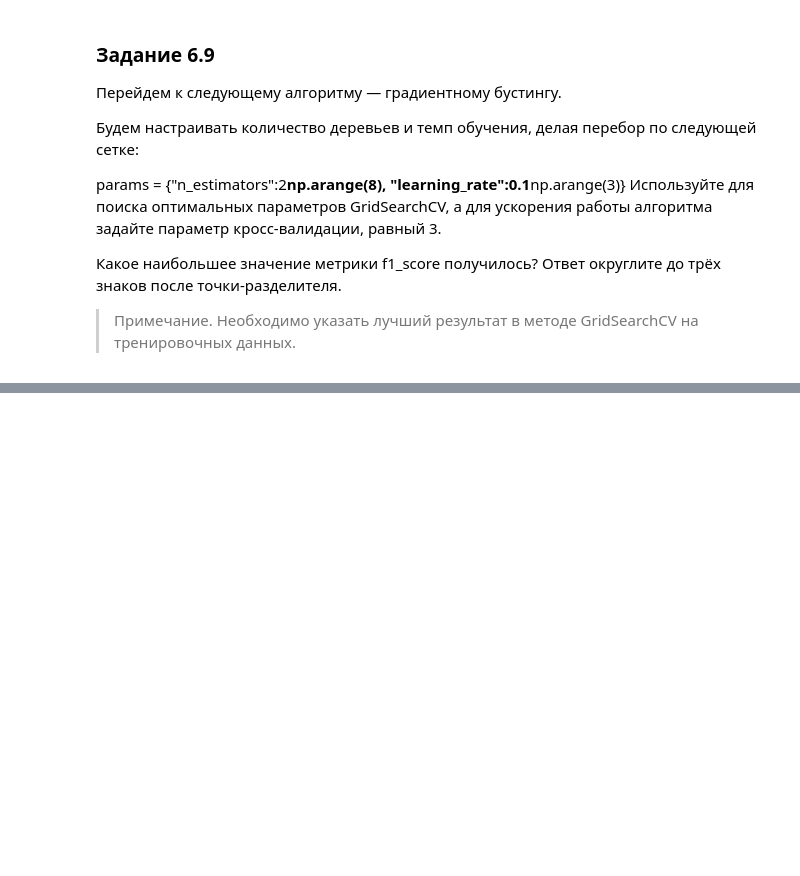
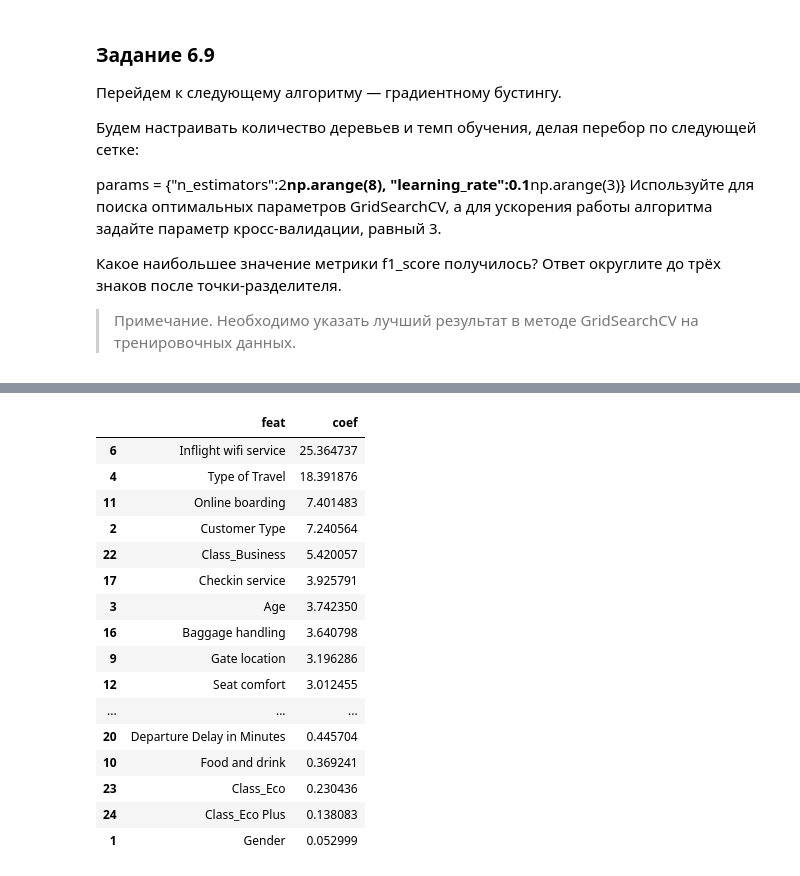
Before and after one commit to GloriTV/Lesson, a Jupyter notebook: MATH&ML/MATH&ML-9/Lesson_6.ipynb, the cells around one changed output, grey strips where cells are left out. Saved outputs shown, nothing was run; the diff lists cells and outputs as text; code cells hidden in the pictures; blank space fills up the shorter version.

```diff
--- a/MATH&ML/MATH&ML-9/Lesson_6.ipynb
+++ b/MATH&ML/MATH&ML-9/Lesson_6.ipynb
@@ -223,0 +261,14 @@ params = {"n_estimators":2**np.arange(8), "learning_rate":0.1**np.arange(3)}
+# %%
+model_for_gs = ensemble.GradientBoostingClassifier()
+params = {"n_estimators":2**np.arange(8), "learning_rate":0.1**np.arange(3)}
+gs = model_selection.GridSearchCV(model_for_gs,
+                  params,
+                  cv=3,
+                  scoring=make_scorer(f1_score),
+                  verbose=5,
+                  n_jobs = -2)
+
+gs.fit(X_train_scaled, y_train)
+
+print("Лучшие гиперпараметры:", gs.best_params_)
+print("Лучшее значение метрики:", gs.best_score_)
@@ -223,0 +381,22 @@ params = {"n_estimators":2**np.arange(8), "learning_rate":0.1**np.arange(3)}
+# %%
+feature_names = [x for x in Air_data if x != 'satisfaction']
+pd.DataFrame({'feat': feature_names,
+              'coef': model_cat.feature_importances_}).sort_values(by='coef', ascending=False)
+# %% [output]
+|  | feat | coef |
+| 6 | Inflight wifi service | 25.364737 |
+| 4 | Type of Travel | 18.391876 |
+| 11 | Online boarding | 7.401483 |
+| 2 | Customer Type | 7.240564 |
+| 22 | Class_Business | 5.420057 |
+| 17 | Checkin service | 3.925791 |
+| 3 | Age | 3.742350 |
+| 16 | Baggage handling | 3.640798 |
+| 9 | Gate location | 3.196286 |
+| 12 | Seat comfort | 3.012455 |
+| ... | ... | ... |
+| 20 | Departure Delay in Minutes | 0.445704 |
+| 10 | Food and drink | 0.369241 |
+| 23 | Class_Eco | 0.230436 |
+| 24 | Class_Eco Plus | 0.138083 |
+| 1 | Gender | 0.052999 |
```
Also changed, not shown: parts of 15 cells of this notebook.
